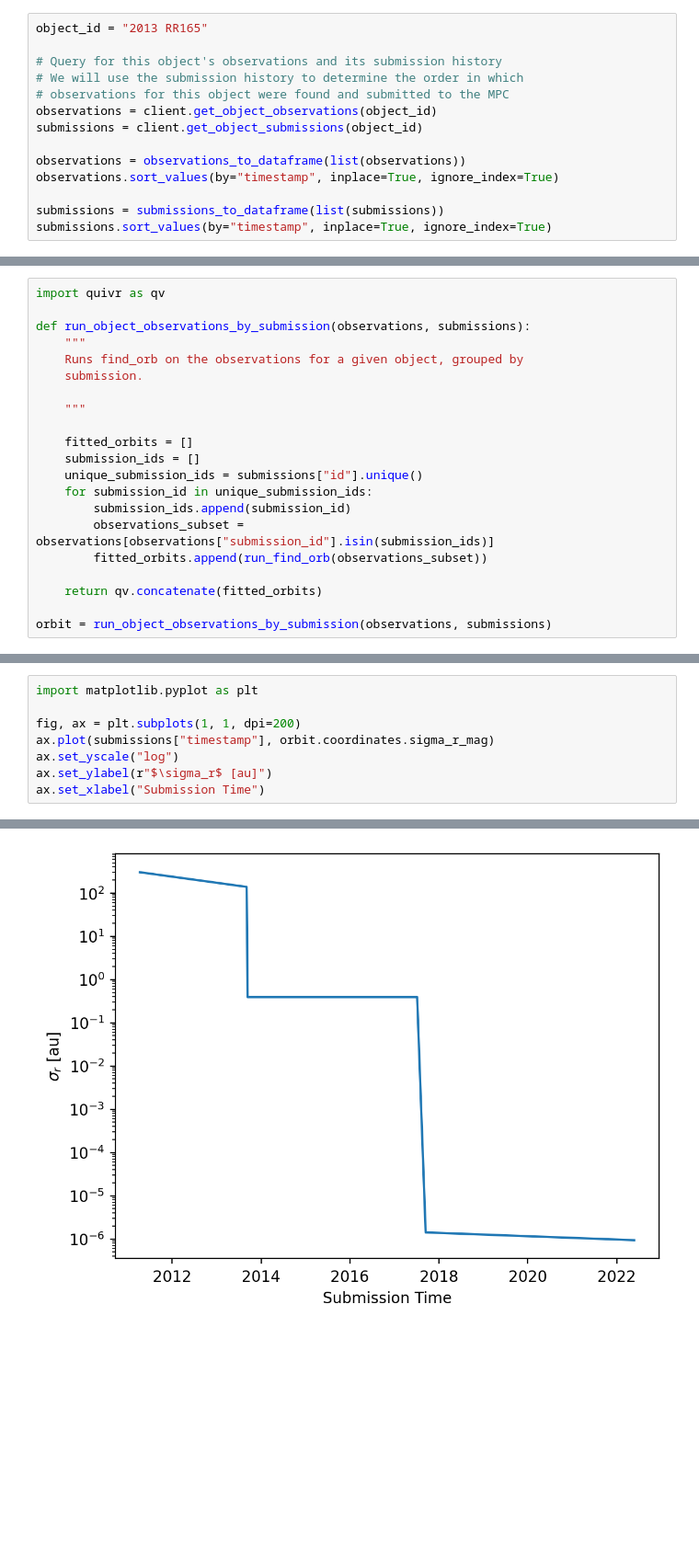
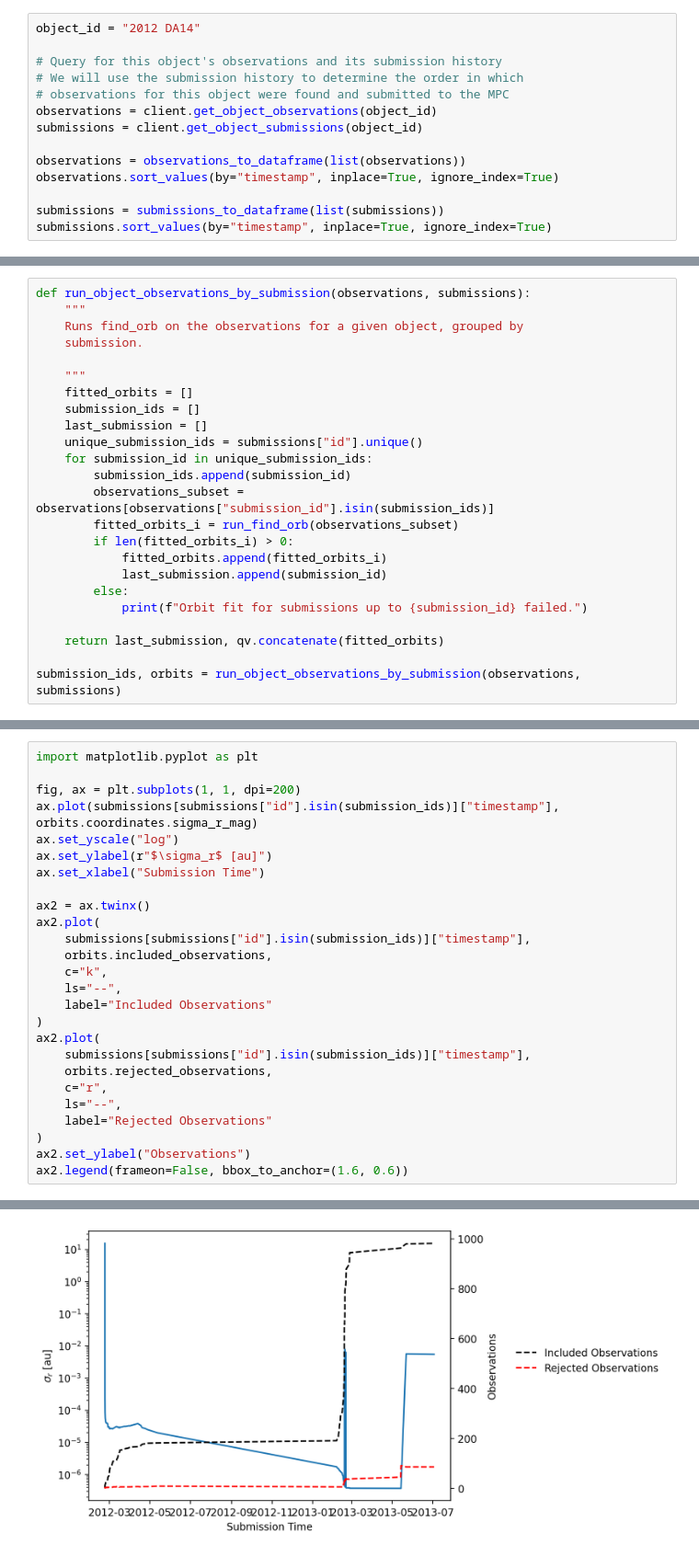
Before and after one commit to moeyensj/experimental_notebooks, a Jupyter notebook: openspace_uncertainty/orbit_fitting.ipynb, the cells around one changed output, grey strips where cells are left out. Shown at 92% size. Drawn from its saved outputs; the diff is of its cells as text; blank space fills up the shorter version.

Commit message:
Update orbit fitting notebook with new plot and additional observation data columns

```diff
--- a/openspace_uncertainty/orbit_fitting.ipynb
+++ b/openspace_uncertainty/orbit_fitting.ipynb
@@ -12,7 +11,7 @@ This notebook requires find_orb to be installed. By default, find_orb will insta
 
 See this [Dockerfile](https://github.com/Bill-Gray/find_orb/blob/master/Dockerfile) for instructions on how to install find_orb.
 # %%
-object_id = "2013 RR165"
+object_id = "2012 DA14"
 
 # Query for this object's observations and its submission history
 # We will use the submission history to determine the order in which
@@ -133,23 +181,26 @@ def run_find_orb(observations, out_dir=None):
 # %% [output]
 An NVIDIA GPU may be present on this machine, but a CUDA-enabled jaxlib is not installed. Falling back to cpu.
 # %%
-import quivr as qv
-
 def run_object_observations_by_submission(observations, submissions):
     """
     Runs find_orb on the observations for a given object, grouped by
     submission.
 
     """
-
     fitted_orbits = []
     submission_ids = []
+    last_submission = []
     unique_submission_ids = submissions["id"].unique()
     for submission_id in unique_submission_ids:
         submission_ids.append(submission_id)
         observations_subset = observations[observations["submission_id"].isin(submission_ids)]
-        fitted_orbits.append(run_find_orb(observations_subset))
+        fitted_orbits_i = run_find_orb(observations_subset)
+        if len(fitted_orbits_i) > 0:
+            fitted_orbits.append(fitted_orbits_i)
+            last_submission.append(submission_id)
+        else:
+            print(f"Orbit fit for submissions up to {submission_id} failed.")
 
-    return qv.concatenate(fitted_orbits)
+    return last_submission, qv.concatenate(fitted_orbits)
 
-orbit = run_object_observations_by_submission(observations, submissions)
+submission_ids, orbits = run_object_observations_by_submission(observations, submissions)
@@ -157,8 +224,26 @@ orbit = run_object_observations_by_submission(observations, submissions)
 import matplotlib.pyplot as plt
 
 fig, ax = plt.subplots(1, 1, dpi=200)
-ax.plot(submissions["timestamp"], orbit.coordinates.sigma_r_mag)
+ax.plot(submissions[submissions["id"].isin(submission_ids)]["timestamp"], orbits.coordinates.sigma_r_mag)
 ax.set_yscale("log")
 ax.set_ylabel(r"$\sigma_r$ [au]")
 ax.set_xlabel("Submission Time")
+
+ax2 = ax.twinx()
+ax2.plot(
+    submissions[submissions["id"].isin(submission_ids)]["timestamp"],
+    orbits.included_observations,
+    c="k",
+    ls="--",
+    label="Included Observations"
+)
+ax2.plot(
+    submissions[submissions["id"].isin(submission_ids)]["timestamp"],
+    orbits.rejected_observations,
+    c="r",
+    ls="--",
+    label="Rejected Observations"
+)
+ax2.set_ylabel("Observations")
+ax2.legend(frameon=False, bbox_to_anchor=(1.6, 0.6))
 # %% [output]
@@ -166 +251 @@ Text(0.5, 0, 'Submission Time')
-[figure, old version]
+[figure, new version]
```
Also changed, not shown: parts of 6 cells of this notebook, 1 other file.
